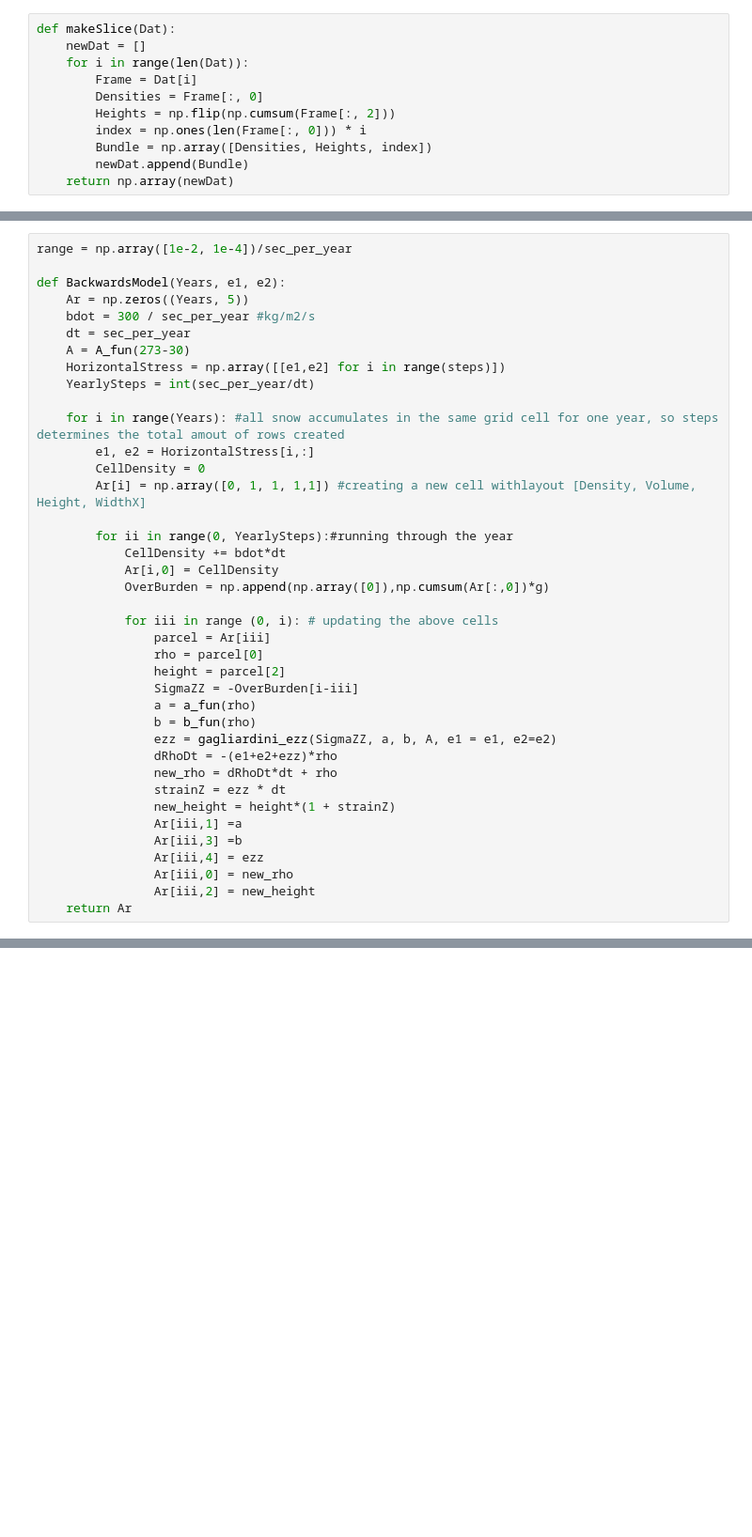
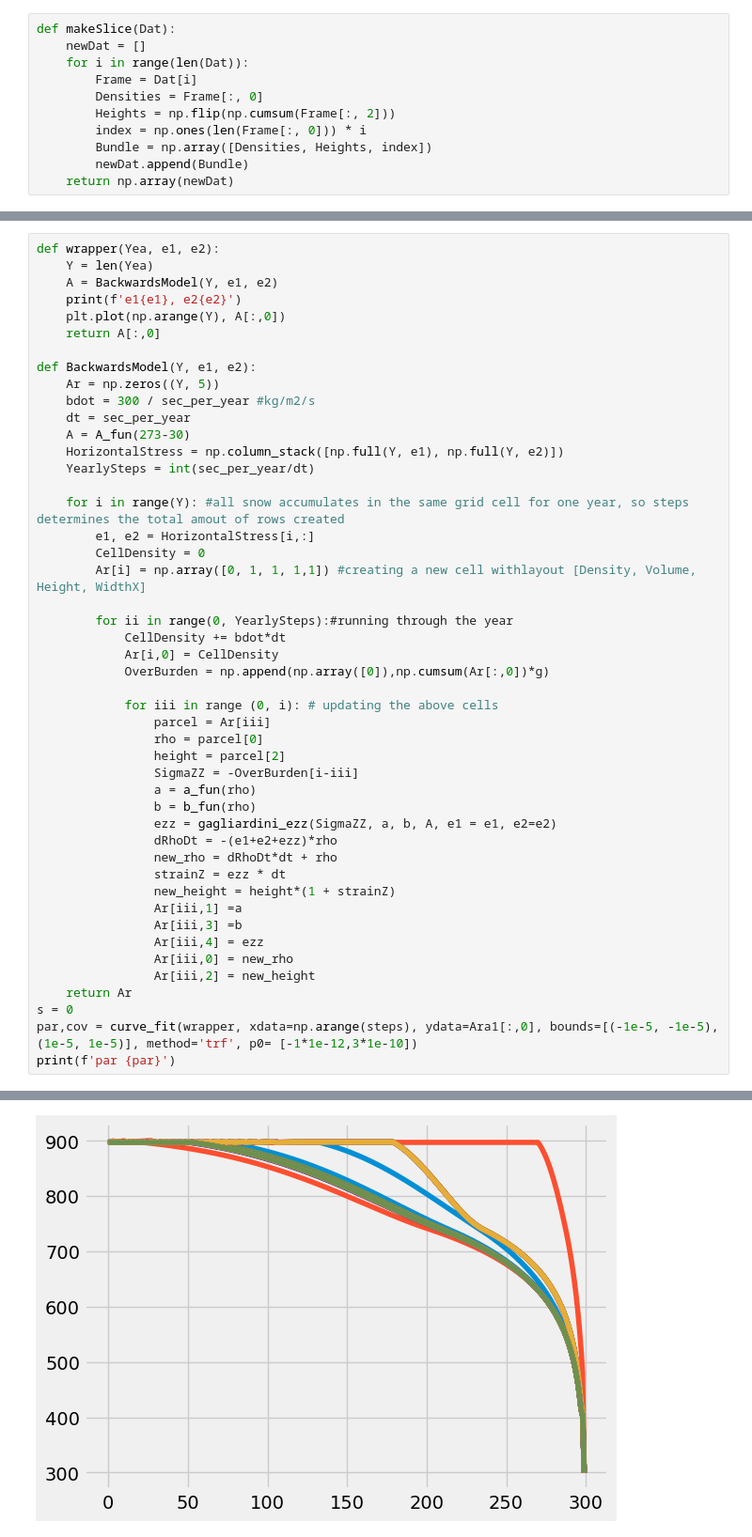
Before and after one commit to NikolajMunkKjaersgaard/Compressible-Fern-Model, a Jupyter notebook: Puk Fern /Inital.ipynb, the cells around one changed output, grey strips where cells are left out. Shown: that part at 94% size. Saved outputs shown, nothing was run; the diff lists cells and outputs as text; blank space fills up the shorter version.

```diff
--- a/Puk Fern /Inital.ipynb
+++ b/Puk Fern /Inital.ipynb
@@ -357,15 +356,20 @@ e1,e2 given
 # %%
-range = np.array([1e-2, 1e-4])/sec_per_year
+def wrapper(Yea, e1, e2):
+    Y = len(Yea)
+    A = BackwardsModel(Y, e1, e2)
+    print(f'e1{e1}, e2{e2}')
+    plt.plot(np.arange(Y), A[:,0])
+    return A[:,0]
 
-def BackwardsModel(Years, e1, e2):
-    Ar = np.zeros((Years, 5))
+def BackwardsModel(Y, e1, e2):
+    Ar = np.zeros((Y, 5))
     bdot = 300 / sec_per_year #kg/m2/s
     dt = sec_per_year
     A = A_fun(273-30)
-    HorizontalStress = np.array([[e1,e2] for i in range(steps)])
+    HorizontalStress = np.column_stack([np.full(Y, e1), np.full(Y, e2)])
     YearlySteps = int(sec_per_year/dt)
 
-    for i in range(Years): #all snow accumulates in the same grid cell for one year, so steps determines the total amout of rows created
+    for i in range(Y): #all snow accumulates in the same grid cell for one year, so steps determines the total amout of rows created
         e1, e2 = HorizontalStress[i,:]
         CellDensity = 0
         Ar[i] = np.array([0, 1, 1, 1,1]) #creating a new cell withlayout [Density, Volume, Height, WidthX]
@@ -393,3 +397,7 @@ def BackwardsModel(Years, e1, e2):
                 Ar[iii,0] = new_rho
                 Ar[iii,2] = new_height
     return Ar
+s = 0
+par,cov = curve_fit(wrapper, xdata=np.arange(steps), ydata=Ara1[:,0], bounds=[(-1e-5, -1e-5), (1e-5, 1e-5)], method='trf', p0= [-1*1e-12,3*1e-10])
+print(f'par {par}')
+# %% [output]
@@ -395,0 +421 @@ def BackwardsModel(Years, e1, e2):
+[figure, added]
```
Also changed, not shown: parts of 20 cells of this notebook.
